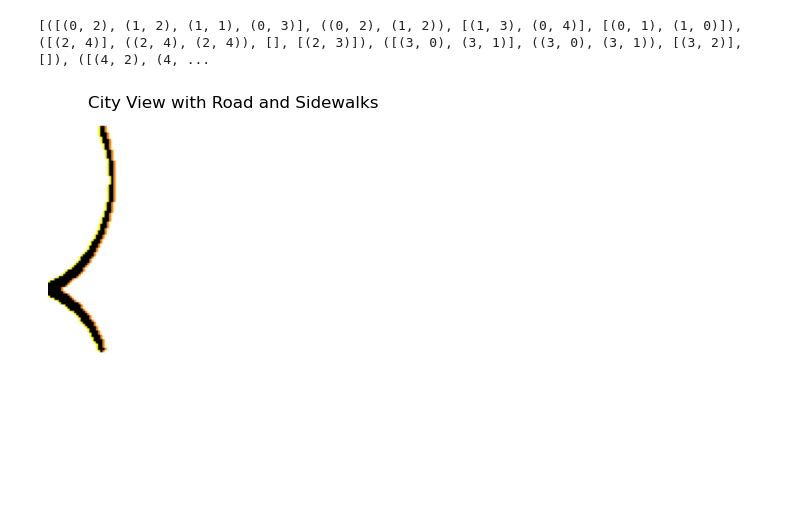
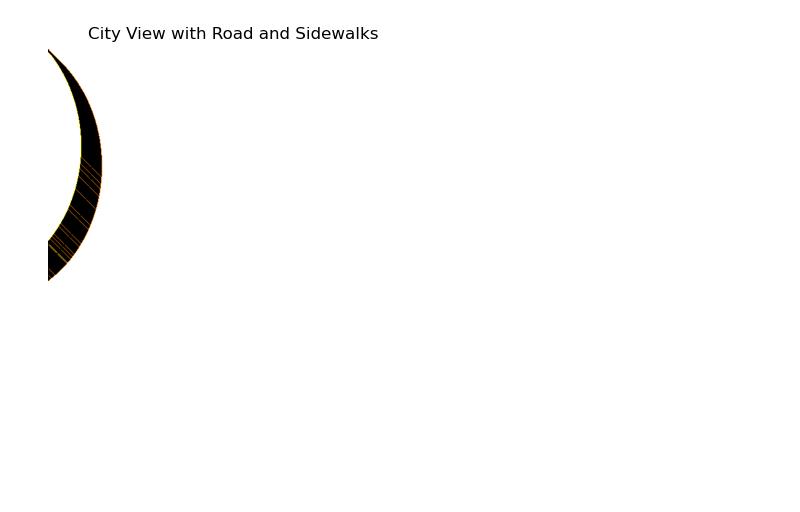
Before and after one commit to KamaTechOrg/MultiDrone_Algo, a Jupyter notebook: edges.ipynb, the cells around one changed output. Cells and saved outputs as stored; diff of their text form; code cells hidden in the pictures; blank space fills up the shorter version.

```diff
--- a/edges.ipynb
+++ b/edges.ipynb
@@ -39,7 +39,7 @@ import matplotlib.pyplot as plt
 import random
 import math
 class Street:
-    def __init__(self,city, street_length=100, segment_length=5, street_width=5.0):
+    def __init__(self,city, street_length=100, segment_length=5, street_width=33):
         self.street_length = street_length
         self.segment_length = segment_length
         self.street_width = street_width
@@ -64,7 +64,7 @@ class Street:
         half_width = self.street_width / 2
         for offset in range(int(-half_width), int(half_width) + 1):
             pixel_x = int(x + offset)
-            pixel_y = int(y)
+            pixel_y = int(y + offset)
             city.set_pix(pixel_x, pixel_y,'road')
     def is_within_bounds(self, x, y):
         """בודק אם הנקודה נמצאת בתוך הגבולות של הלוח."""
@@ -475,63 +388,3 @@ display_city(city, left_edge, right_edge)
-# %%
-def find_roads_with_sidewalks(grid):
-    rows = len(grid)
-    cols = len(grid[0])
-    visited = [[False] * cols for _ in range(rows)]
-    roads = []
-
-    def dfs(x, y, road):
-        if x < 0 or x >= rows or y < 0 or y >= cols or visited[x][y] or grid[x][y] == 0:
-            return
-        visited[x][y] = True
-        road.append((x, y))
-
-        # Check all four directions
-        dfs(x + 1, y, road)  # Down
-        dfs(x - 1, y, road)  # Up
-        dfs(x, y + 1, road)  # Right
-        dfs(x, y - 1, road)  # Left
-
-    for i in range(rows):
-        for j in range(cols):
-            if grid[i][j] == 1 and not visited[i][j]:
-                road = []
-                dfs(i, j, road)
-
-                if road:
-                    # Finding the ends of the road
-                    start = min(road)
-                    end = max(road)
-
-                    # Finding sidewalks adjacent to the road
-                    right_sidewalks = []
-                    left_sidewalks = []
-
-                    for (x, y) in road:
-                        # Check right (y + 1)
-                        if y + 1 < cols and grid[x][y + 1] == 0:
-                            right_sidewalks.append((x, y + 1))
-                        # Check left (y - 1)
-                        if y - 1 >= 0 and grid[x][y - 1] == 0:
-                            left_sidewalks.append((x, y - 1))
-
-                    roads.append((road, (start, end), right_sidewalks, left_sidewalks))
-
-    return roads
-
-
-# Example usage:
-grid = [
-    [0, 0, 1, 1, 0],
-    [0, 1, 1, 0, 0],
-    [0, 0, 0, 0, 1],
-    [1, 1, 0, 0, 0],
-    [0, 0, 1, 1, 1]
-]
-
-result = find_roads_with_sidewalks(grid)
-print(result)
-# %% [output]
-[([(0, 2), (1, 2), (1, 1), (0, 3)], ((0, 2), (1, 2)), [(1, 3), (0, 4)], [(0, 1), (1, 0)]), ([(2, 4)], ((2, 4), (2, 4)), [], [(2, 3)]), ([(3, 0), (3, 1)], ((3, 0), (3, 1)), [(3, 2)], []), ([(4, 2), (4, ...
 # %%
 import numpy as np
 import matplotlib.pyplot as plt
@@ -624,33 +477,38 @@ def display_city(city, left_edge=None, right_edge=None):
         for j in range(city.width):
             image[i, j] = cmap[city.get_pix(i, j)]
 
     # If left and right edges are provided, color them differently
     if left_edge:
         for (x, y) in left_edge:
             if 0 <= x < city.height and 0 <= y < city.width:
                 image[x, y] = (1, 1, 0)  # yellow for left edge
 
     if right_edge:
         for (x, y) in right_edge:
             if 0 <= x < city.height and 0 <= y < city.width:
                 image[x, y] = (1, 0.5, 0)  # orange for right edge
 
     # Display the image
     plt.imshow(image)
     plt.title("City View with Road and Sidewalks")
     plt.axis('off')  # Hide the axis
     plt.show()
 
 # Example usage
-city = City(170, 170)
-street = Street(city, street_length=100)
+city = City(600, 600)
+street = Street(city, street_length=400)
+# street1 = Street(city, street_length=100)
+# street2 = Street(city, street_length=100)
+# street3 = Street(city, street_length=100)
+
+
 
 # Find the road edges using DFS
 roads = find_road_edges(city)
 
 # Display the city with road edges highlighted
 if roads:
     road, left_sidewalk, right_sidewalk = roads[0]
     display_city(city, left_sidewalk, right_sidewalk)
 # %% [output]
-[figure, old version]
+[figure, new version]
```
Also changed, not shown: parts of 9 cells of this notebook, 1 other file.
